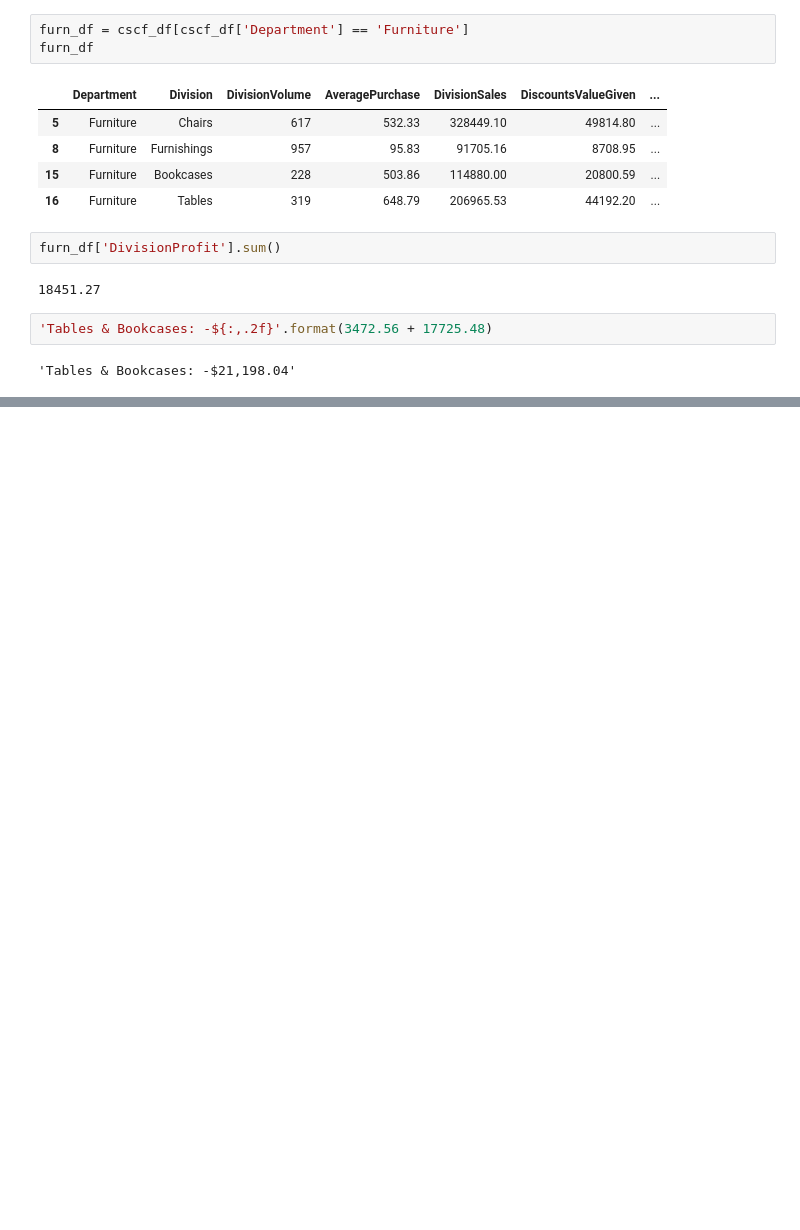
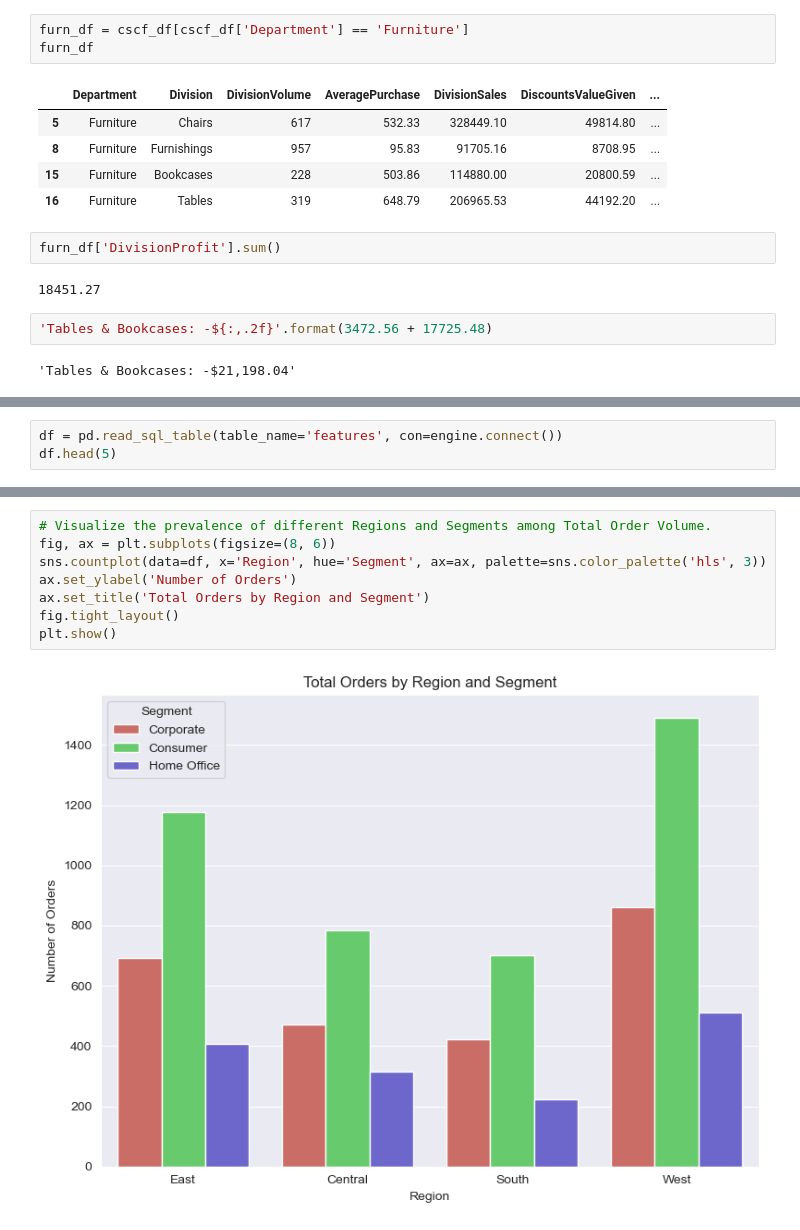
Before and after one commit to Road2Data/P4-Superstore-Sales, a Jupyter notebook: analyses/categorical_analysis.ipynb, the cells around one changed output, grey strips where cells are left out. Drawn from its saved outputs; the diff is of its cells as text; blank space fills up the shorter version.

```diff
--- a/analyses/categorical_analysis.ipynb
+++ b/analyses/categorical_analysis.ipynb
@@ -170,0 +171,3 @@ furn_df['DivisionProfit'].sum()
+# %%
+df = pd.read_sql_table(table_name='features', con=engine.connect())
+df.head(5)
@@ -170,0 +181,10 @@ furn_df['DivisionProfit'].sum()
+# %%
+# Visualize the prevalence of different Regions and Segments among Total Order Volume.
+fig, ax = plt.subplots(figsize=(8, 6))
+sns.countplot(data=df, x='Region', hue='Segment', ax=ax, palette=sns.color_palette('hls', 3))
+ax.set_ylabel('Number of Orders')
+ax.set_title('Total Orders by Region and Segment')
+fig.tight_layout()
+plt.show()
+# %% [output]
+[figure, added]
```
Also changed, not shown: parts of 8 cells of this notebook, 4 other files.
